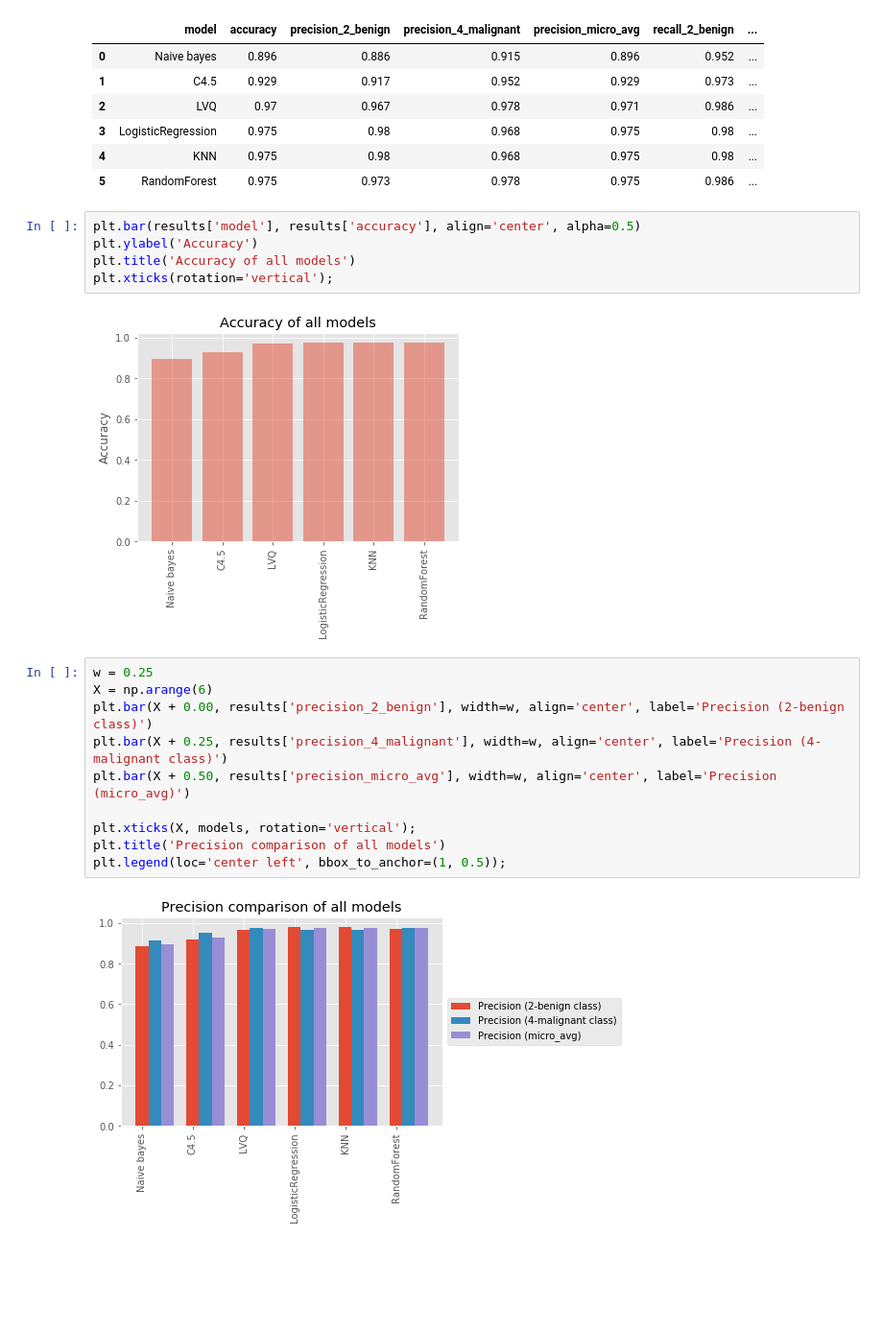
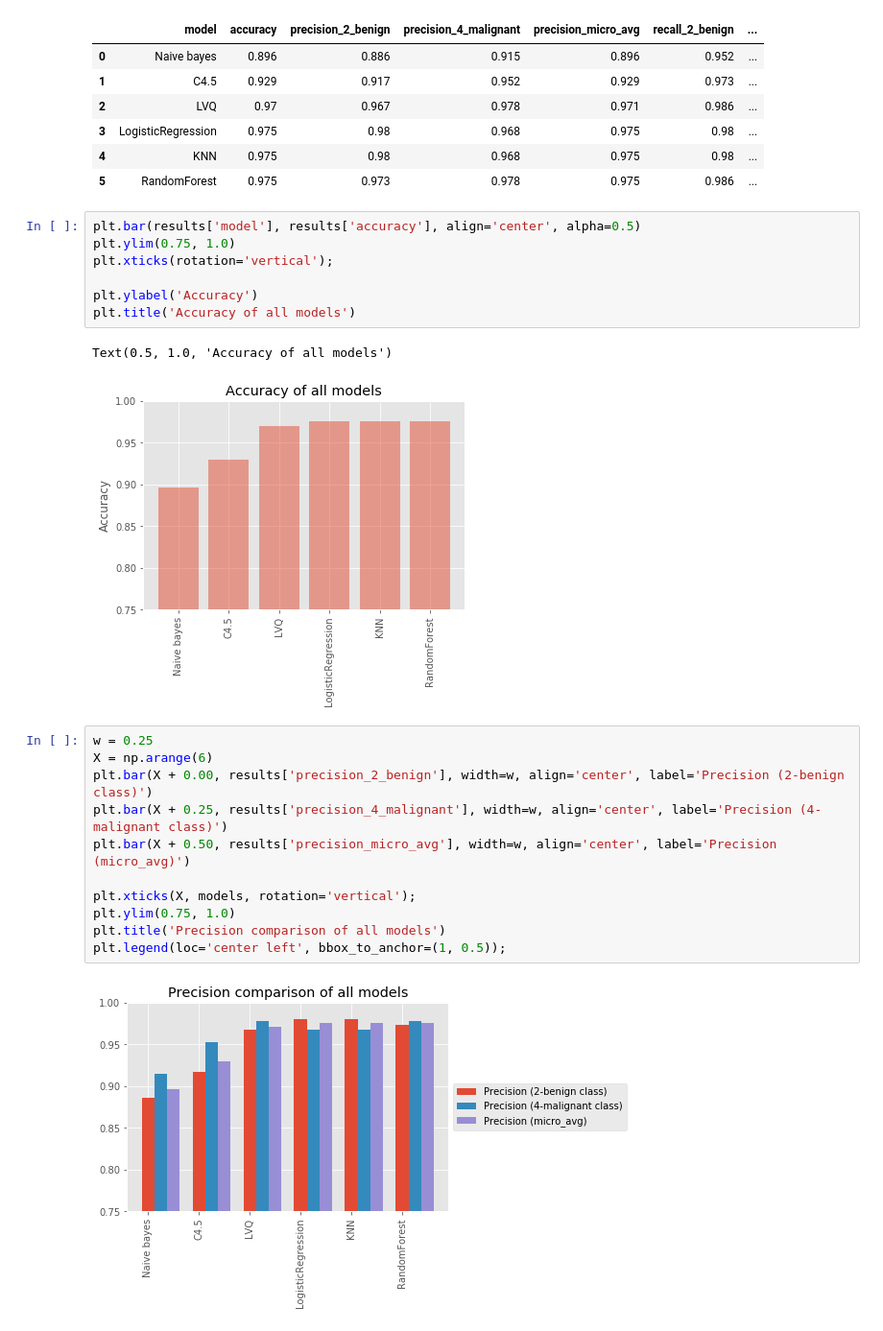
Before and after one commit to PraAnj/classification_breast_cancer, a Jupyter notebook: src/results_comparison.ipynb, the cells around one changed output. Shown at 96% size. Cells and saved outputs as stored; diff of their text form; blank space fills up the shorter version.

Commit message:
Updated ylim for all charts.
Signed-off-by: Prageeth Anjula <prageethanjula@gmail.com>

```diff
--- a/src/results_comparison.ipynb
+++ b/src/results_comparison.ipynb
@@ -60,23 +60,27 @@ results
 | 5 | RandomForest | 0.975 | 0.973 | 0.978 | 0.975 | 0.986 | ... |
 # %%
 plt.bar(results['model'], results['accuracy'], align='center', alpha=0.5)
+plt.ylim(0.75, 1.0)
+plt.xticks(rotation='vertical');
+
 plt.ylabel('Accuracy')
 plt.title('Accuracy of all models')
-plt.xticks(rotation='vertical');
 # %% [output]
+Text(0.5, 1.0, 'Accuracy of all models')
-[figure, old version]
+[figure, new version]
 # %%
 w = 0.25
 X = np.arange(6)
 plt.bar(X + 0.00, results['precision_2_benign'], width=w, align='center', label='Precision (2-benign class)')
 plt.bar(X + 0.25, results['precision_4_malignant'], width=w, align='center', label='Precision (4-malignant class)')
 plt.bar(X + 0.50, results['precision_micro_avg'], width=w, align='center', label='Precision (micro_avg)')
 
 plt.xticks(X, models, rotation='vertical');
+plt.ylim(0.75, 1.0)
 plt.title('Precision comparison of all models')
 plt.legend(loc='center left', bbox_to_anchor=(1, 0.5));
 # %% [output]
-[figure, old version]
+[figure, new version]
 # %%
 w = 0.25
 X = np.arange(6)
```
Also changed, not shown: parts of 2 cells of this notebook.
